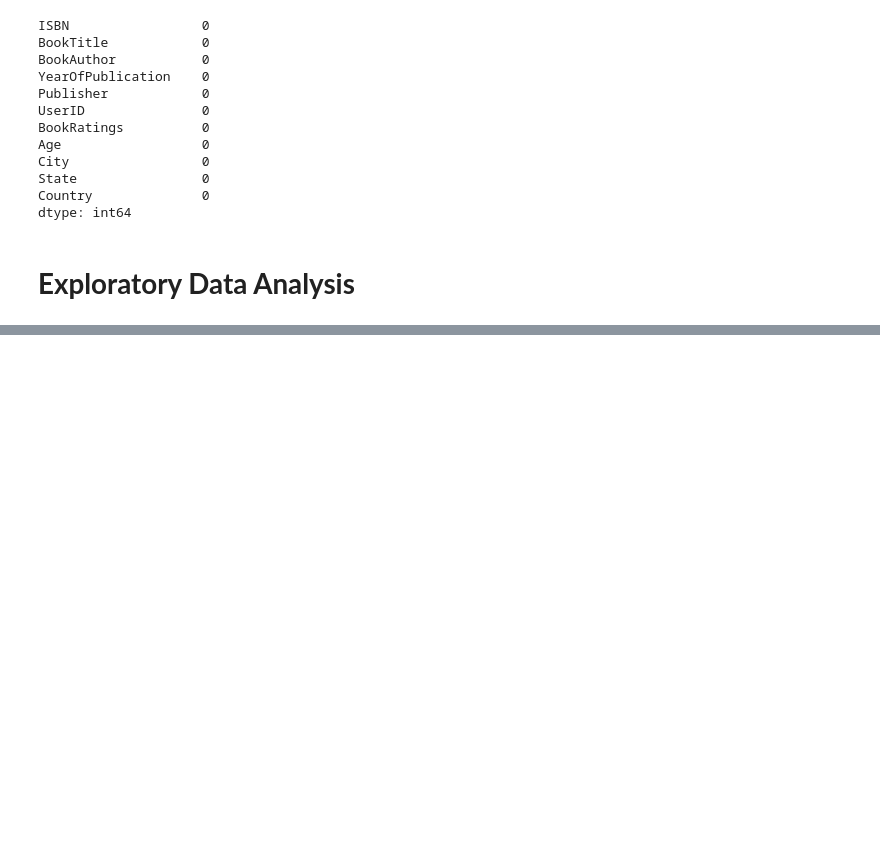
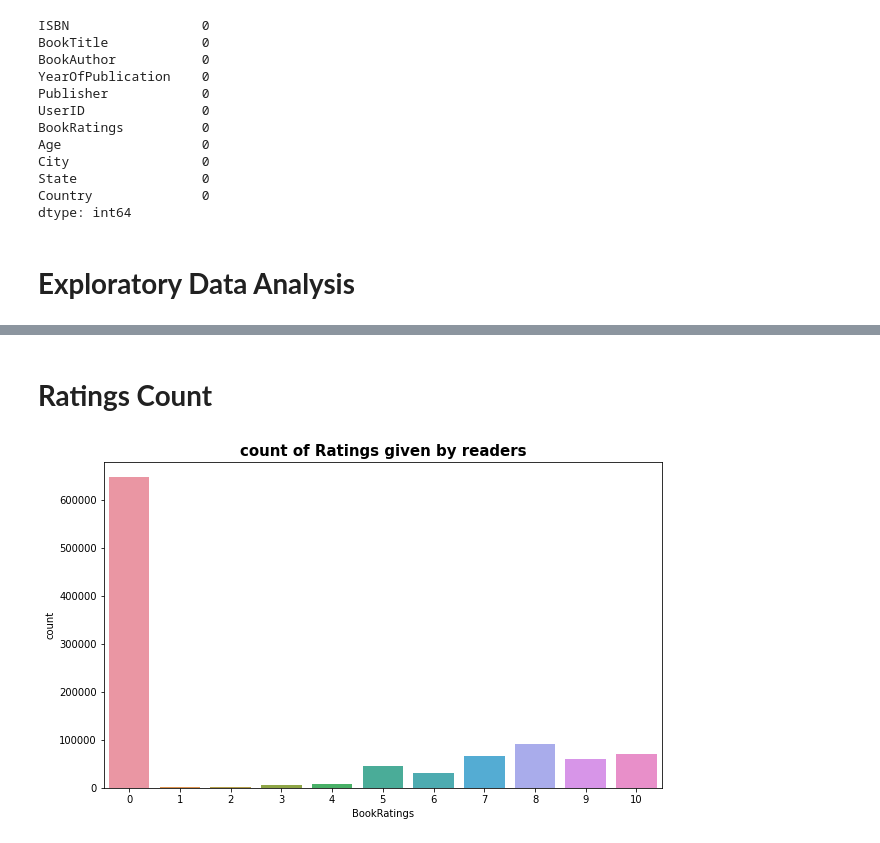
Before and after one commit to preetikhullbe/Book-Recommendation-sysytem, a Jupyter notebook: Book_recommendation_system_preeti.ipynb, the cells around one changed output, grey strips where cells are left out. Cells and saved outputs as stored; diff of their text form; code cells hidden in the pictures; blank space fills up the shorter version.

```diff
--- a/Book_recommendation_system_preeti.ipynb
+++ b/Book_recommendation_system_preeti.ipynb
@@ -553,0 +561,8 @@ dtype: int64
+# %% [markdown]
+# **Ratings Count**
+# %%
+plt.figure(figsize=(10,6))
+sns.countplot(x='BookRatings', data=book_df)
+plt.title("count of Ratings given by readers",weight='bold').set_fontsize('15')
+# %% [output]
+[figure, added]
```
Also changed, not shown: parts of 21 cells of this notebook.
